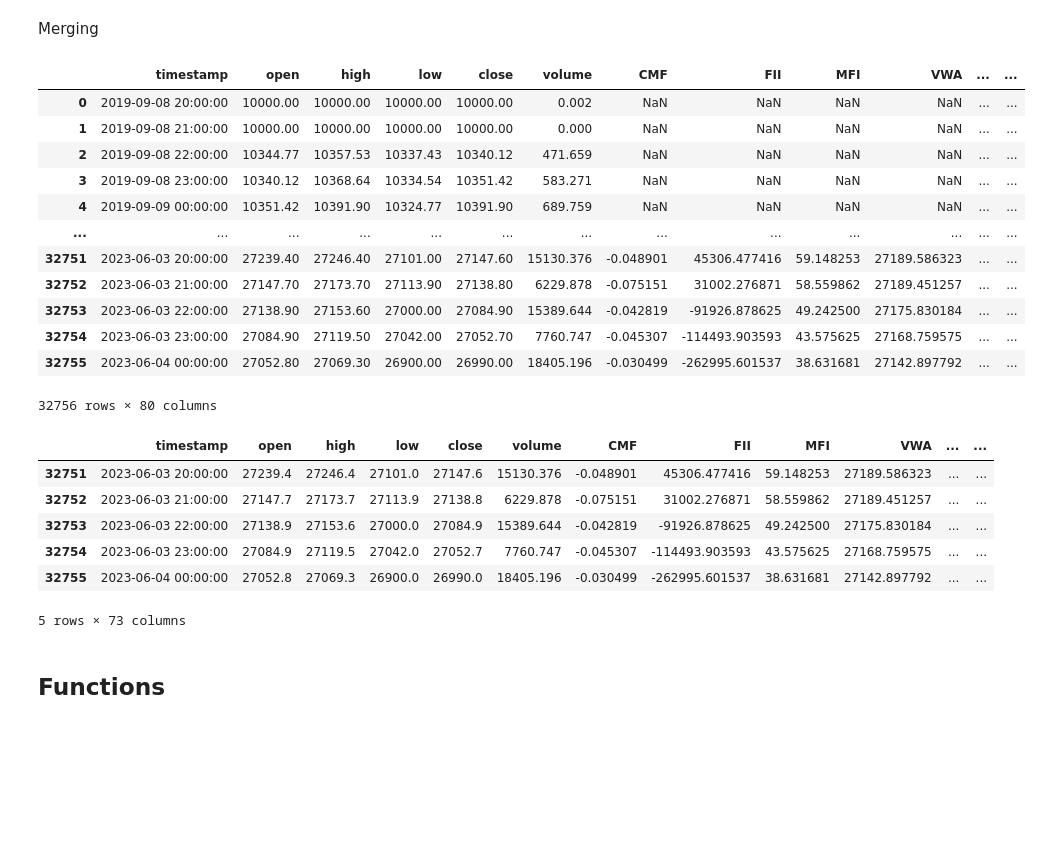
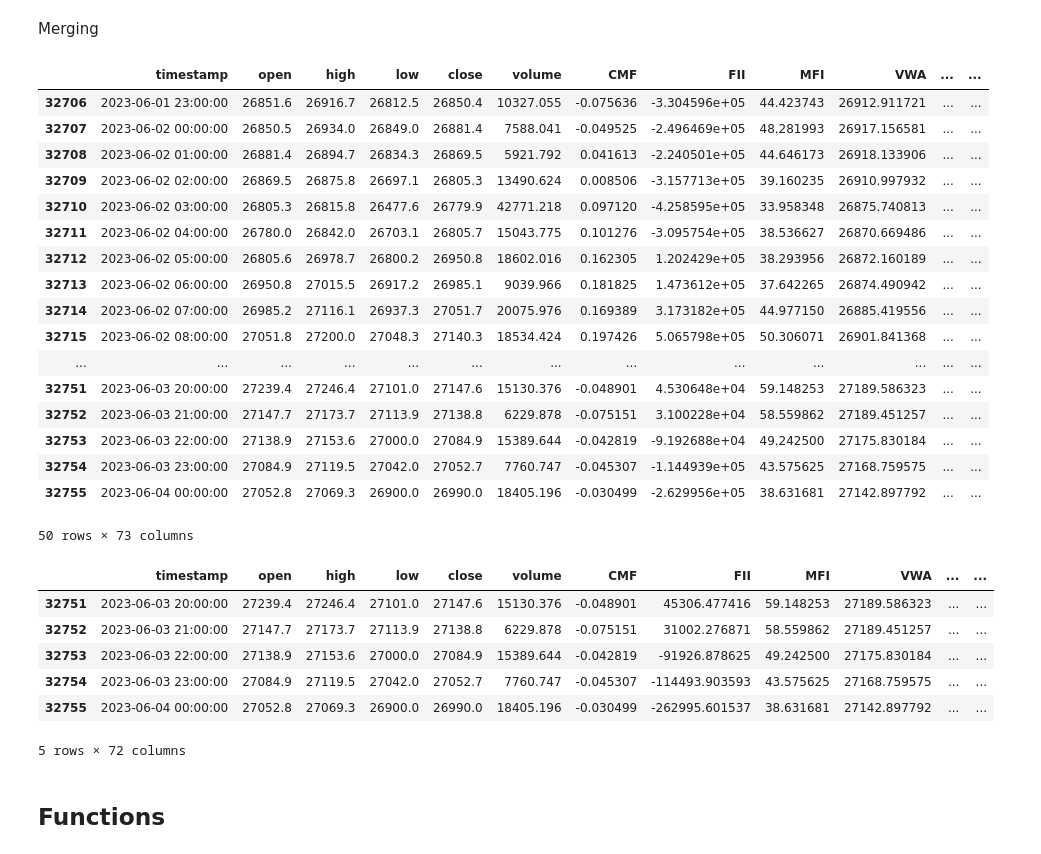
Before and after one commit to MehmetSever09/assist_trader, a Jupyter notebook: notebook/Merged_Dataframe-Ferdinand.ipynb, the cells around one changed output. Drawn from its saved outputs; the diff is of its cells as text; code cells hidden in the pictures; blank space fills up the shorter version.

Commit message:
raw data clan

```diff
--- a/notebook/Merged_Dataframe-Ferdinand.ipynb
+++ b/notebook/Merged_Dataframe-Ferdinand.ipynb
@@ -347,7 +379,7 @@ for i in range(len(int_list)):
 
         int_list[i] = 2.25
 # %%
-data['Interest_rates_new'] = int_list
+data['Interest_Rates_filled'] = int_list
 # %%
-data = data.drop(["datetime_d", "DateTime"], axis = 1)
+data = data.drop(["datetime_d", "DateTime", "Interest_Rate"], axis = 1)
 # %% [markdown]
@@ -356,5 +388,9 @@ data = data.drop(["datetime_d", "DateTime"], axis = 1)
 Inflation rate dataset
 # %%
 data_inf_us = pd.read_csv("../raw_data/historical_country_United_States_indicator_Inflation_Rate.csv")
+# %%
+new_rows = [{'Value': 5.15, 'DateTime': '2023-05-30T00:00:00'}, {'Value': 5.08, 'DateTime': '2023-06-30T00:00:00'}]
+new_df = pd.DataFrame(new_rows)
+data_inf_us = pd.concat([data_inf_us, new_df], ignore_index=True)
 # %%
 data_inf_us['DateTime'] = pd.to_datetime(data_inf_us['DateTime'])
@@ -361,4 +406,6 @@ data_inf_us['DateTime'] = pd.to_datetime(data_inf_us['DateTime'])
 # %%
 data_inf_us['datetime_M'] = data_inf_us['DateTime'].dt.to_period('M').dt.strftime('%Y-%m')
+# %%
+data_inf_us = data_inf_us.drop(["Category", "Country", "Frequency", "HistoricalDataSymbol", "LastUpdate", "DateTime"], axis=1)
 # %% [markdown]
 Big Dataset
@@ -369,19 +428,24 @@ Merging
 # %%
 data = pd.merge(data, data_inf_us, on=['datetime_M', 'datetime_M'], how='left')
 # %%
-data
+data.tail(50)
 # %% [output]
 |  | timestamp | open | high | low | close | volume | CMF | FII | MFI | VWA | ... | ... |
-| 0 | 2019-09-08 20:00:00 | 10000.00 | 10000.00 | 10000.00 | 10000.00 | 0.002 | NaN | NaN | NaN | NaN | ... | ... |
-| 1 | 2019-09-08 21:00:00 | 10000.00 | 10000.00 | 10000.00 | 10000.00 | 0.000 | NaN | NaN | NaN | NaN | ... | ... |
-| 2 | 2019-09-08 22:00:00 | 10344.77 | 10357.53 | 10337.43 | 10340.12 | 471.659 | NaN | NaN | NaN | NaN | ... | ... |
-| 3 | 2019-09-08 23:00:00 | 10340.12 | 10368.64 | 10334.54 | 10351.42 | 583.271 | NaN | NaN | NaN | NaN | ... | ... |
-| 4 | 2019-09-09 00:00:00 | 10351.42 | 10391.90 | 10324.77 | 10391.90 | 689.759 | NaN | NaN | NaN | NaN | ... | ... |
+| 32706 | 2023-06-01 23:00:00 | 26851.6 | 26916.7 | 26812.5 | 26850.4 | 10327.055 | -0.075636 | -3.304596e+05 | 44.423743 | 26912.911721 | ... | ... |
+| 32707 | 2023-06-02 00:00:00 | 26850.5 | 26934.0 | 26849.0 | 26881.4 | 7588.041 | -0.049525 | -2.496469e+05 | 48.281993 | 26917.156581 | ... | ... |
+| 32708 | 2023-06-02 01:00:00 | 26881.4 | 26894.7 | 26834.3 | 26869.5 | 5921.792 | 0.041613 | -2.240501e+05 | 44.646173 | 26918.133906 | ... | ... |
+| 32709 | 2023-06-02 02:00:00 | 26869.5 | 26875.8 | 26697.1 | 26805.3 | 13490.624 | 0.008506 | -3.157713e+05 | 39.160235 | 26910.997932 | ... | ... |
+| 32710 | 2023-06-02 03:00:00 | 26805.3 | 26815.8 | 26477.6 | 26779.9 | 42771.218 | 0.097120 | -4.258595e+05 | 33.958348 | 26875.740813 | ... | ... |
+| 32711 | 2023-06-02 04:00:00 | 26780.0 | 26842.0 | 26703.1 | 26805.7 | 15043.775 | 0.101276 | -3.095754e+05 | 38.536627 | 26870.669486 | ... | ... |
+| 32712 | 2023-06-02 05:00:00 | 26805.6 | 26978.7 | 26800.2 | 26950.8 | 18602.016 | 0.162305 | 1.202429e+05 | 38.293956 | 26872.160189 | ... | ... |
+| 32713 | 2023-06-02 06:00:00 | 26950.8 | 27015.5 | 26917.2 | 26985.1 | 9039.966 | 0.181825 | 1.473612e+05 | 37.642265 | 26874.490942 | ... | ... |
+| 32714 | 2023-06-02 07:00:00 | 26985.2 | 27116.1 | 26937.3 | 27051.7 | 20075.976 | 0.169389 | 3.173182e+05 | 44.977150 | 26885.419556 | ... | ... |
+| 32715 | 2023-06-02 08:00:00 | 27051.8 | 27200.0 | 27048.3 | 27140.3 | 18534.424 | 0.197426 | 5.065798e+05 | 50.306071 | 26901.841368 | ... | ... |
 | ... | ... | ... | ... | ... | ... | ... | ... | ... | ... | ... | ... | ... |
-| 32751 | 2023-06-03 20:00:00 | 27239.40 | 27246.40 | 27101.00 | 27147.60 | 15130.376 | -0.048901 | 45306.477416 | 59.148253 | 27189.586323 | ... | ... |
-| 32752 | 2023-06-03 21:00:00 | 27147.70 | 27173.70 | 27113.90 | 27138.80 | 6229.878 | -0.075151 | 31002.276871 | 58.559862 | 27189.451257 | ... | ... |
-| 32753 | 2023-06-03 22:00:00 | 27138.90 | 27153.60 | 27000.00 | 27084.90 | 15389.644 | -0.042819 | -91926.878625 | 49.242500 | 27175.830184 | ... | ... |
-| 32754 | 2023-06-03 23:00:00 | 27084.90 | 27119.50 | 27042.00 | 27052.70 | 7760.747 | -0.045307 | -114493.903593 | 43.575625 | 27168.759575 | ... | ... |
-| 32755 | 2023-06-04 00:00:00 | 27052.80 | 27069.30 | 26900.00 | 26990.00 | 18405.196 | -0.030499 | -262995.601537 | 38.631681 | 27142.897792 | ... | ... |
+| 32751 | 2023-06-03 20:00:00 | 27239.4 | 27246.4 | 27101.0 | 27147.6 | 15130.376 | -0.048901 | 4.530648e+04 | 59.148253 | 27189.586323 | ... | ... |
+| 32752 | 2023-06-03 21:00:00 | 27147.7 | 27173.7 | 27113.9 | 27138.8 | 6229.878 | -0.075151 | 3.100228e+04 | 58.559862 | 27189.451257 | ... | ... |
+| 32753 | 2023-06-03 22:00:00 | 27138.9 | 27153.6 | 27000.0 | 27084.9 | 15389.644 | -0.042819 | -9.192688e+04 | 49.242500 | 27175.830184 | ... | ... |
+| 32754 | 2023-06-03 23:00:00 | 27084.9 | 27119.5 | 27042.0 | 27052.7 | 7760.747 | -0.045307 | -1.144939e+05 | 43.575625 | 27168.759575 | ... | ... |
+| 32755 | 2023-06-04 00:00:00 | 27052.8 | 27069.3 | 26900.0 | 26990.0 | 18405.196 | -0.030499 | -2.629956e+05 | 38.631681 | 27142.897792 | ... | ... |
-32756 rows × 80 columns
+50 rows × 73 columns
 # %%
@@ -389,5 +453,5 @@ data = data.drop(["datetime_M", "Category", "Country", "Frequency", "HistoricalD
 # %%
-data = data.rename(columns={'Value': 'Inflation_Rate'})
+data = data.rename(columns={'Value': 'Inflation_Rate_us'})
 data.tail()
 # %% [output]
 |  | timestamp | open | high | low | close | volume | CMF | FII | MFI | VWA | ... | ... |
@@ -396,7 +460,7 @@ data.tail()
 | 32753 | 2023-06-03 22:00:00 | 27138.9 | 27153.6 | 27000.0 | 27084.9 | 15389.644 | -0.042819 | -91926.878625 | 49.242500 | 27175.830184 | ... | ... |
 | 32754 | 2023-06-03 23:00:00 | 27084.9 | 27119.5 | 27042.0 | 27052.7 | 7760.747 | -0.045307 | -114493.903593 | 43.575625 | 27168.759575 | ... | ... |
 | 32755 | 2023-06-04 00:00:00 | 27052.8 | 27069.3 | 26900.0 | 26990.0 | 18405.196 | -0.030499 | -262995.601537 | 38.631681 | 27142.897792 | ... | ... |
-5 rows × 73 columns
+5 rows × 72 columns
 # %%
 data.to_csv("Big_dataset_1")
 # %% [markdown]
```
Also changed, not shown: parts of 46 cells of this notebook, 5 other files.
